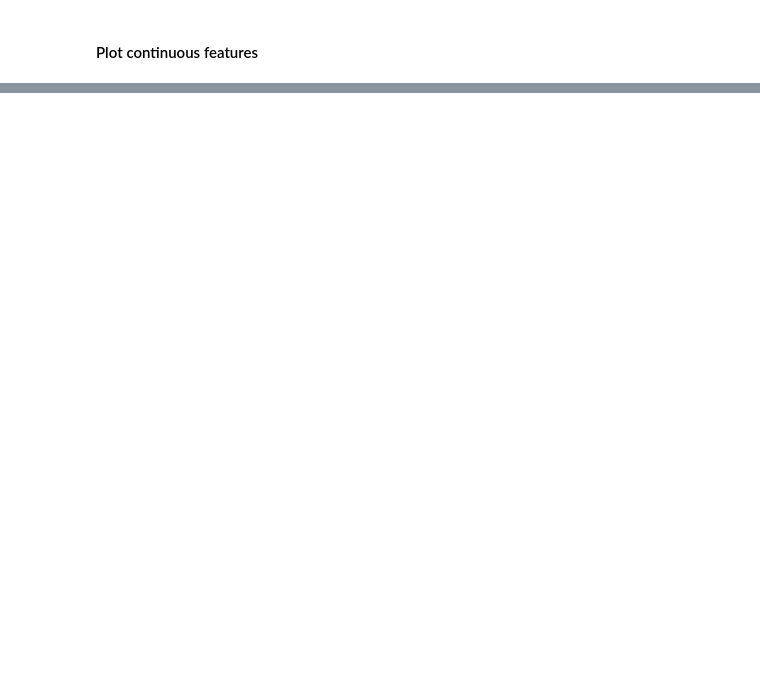
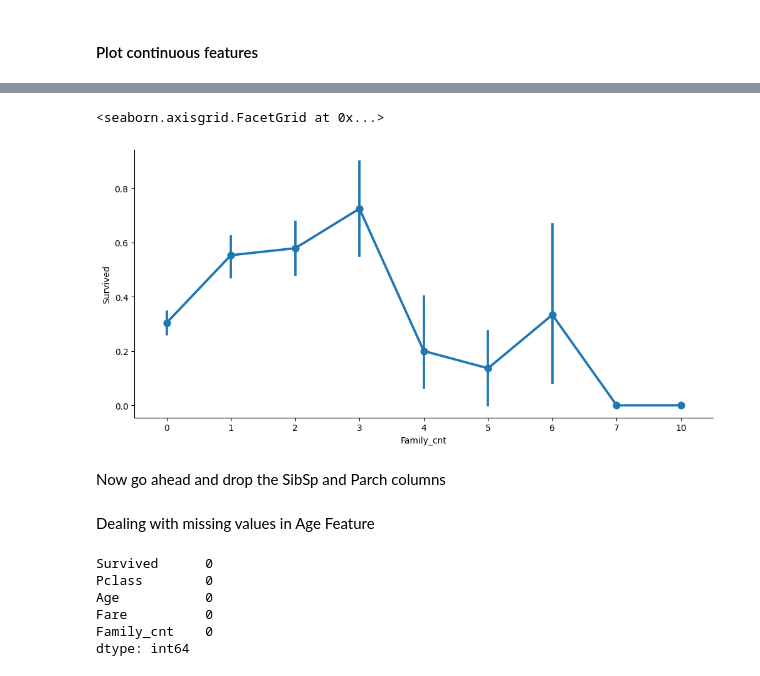
Before and after one commit to ABIGAILDEBBY/titanic-survival, a Jupyter notebook: titanic.ipynb, the cells around one changed output, grey strips where cells are left out. Saved outputs shown, nothing was run; the diff lists cells and outputs as text; code cells hidden in the pictures; blank space fills up the shorter version.

Commit message:
Interpolate missing data values in age, clean up dataset further

```diff
--- a/titanic.ipynb
+++ b/titanic.ipynb
@@ -116,0 +128,8 @@ for i in ['Age','Fare']:
+# %%
+data['Family_cnt'] = data['SibSp']+data['Parch']
+sns.catplot(x='Family_cnt', y='Survived', data=data, kind='point',aspect=2)
+# %% [output]
+<seaborn.axisgrid.FacetGrid at 0x...>
+[figure, added]
+# %% [markdown]
+Now go ahead and drop the SibSp and Parch columns
@@ -116,0 +138,12 @@ for i in ['Age','Fare']:
+# %% [markdown]
+Dealing with missing values in Age Feature
+# %%
+data['Age'].fillna(data['Age'].mean(), inplace=True)
+data.isnull().sum()
+# %% [output]
+Survived      0
+Pclass        0
+Age           0
+Fare          0
+Family_cnt    0
+dtype: int64
```
Also changed, not shown: parts of 5 cells of this notebook.
